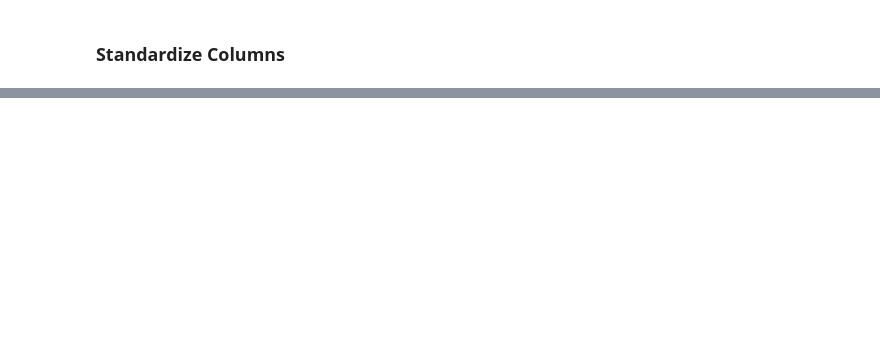
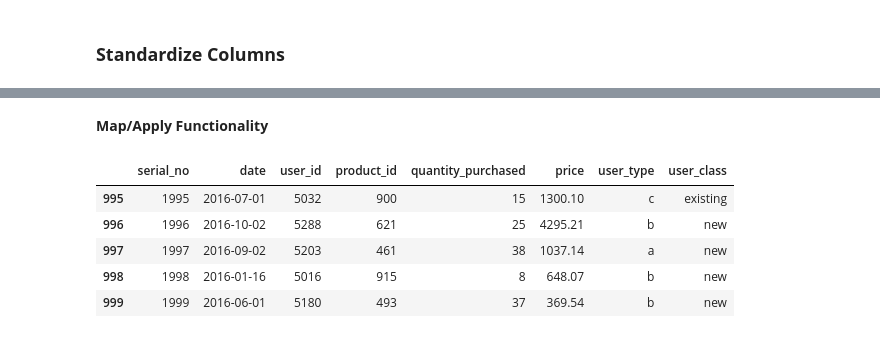
Before and after one commit to cleysonl/ML_Bootcamp_CLL, a Jupyter notebook: Data_Processing_and_Analysis.ipynb, the cells around one changed output, grey strips where cells are left out. Saved outputs shown, nothing was run; the diff lists cells and outputs as text; code cells hidden in the pictures; blank space fills up the shorter version.

```diff
--- a/Data_Processing_and_Analysis.ipynb
+++ b/Data_Processing_and_Analysis.ipynb
@@ -185,0 +313,4 @@ max    1999.000000  5999.000000  1095.000000            41.00000  9500.200000
+# %%
+# set datatime as dtype for date column
+df['date'] = pd.to_datetime(df.date)
+print(df.dtypes)
@@ -185,0 +326,23 @@ max    1999.000000  5999.000000  1095.000000            41.00000  9500.200000
+# %% [markdown]
+**Map/Apply Functionality**
+# %%
+def expand_user_type(u_type):
+  if u_type in ['a','b']:
+    return 'new'
+  elif u_type == 'c':
+    return 'existing'
+  elif u_type == 'd':
+    return 'loyal_existing'
+  else:
+    return 'error'
+# %%
+# Map user Type to user class
+df['user_class'] = df['user_type'].map(expand_user_type)
+display(df.tail())
+# %% [output]
+|  | serial_no | date | user_id | product_id | quantity_purchased | price | user_type | user_class |
+| 995 | 1995 | 2016-07-01 | 5032 | 900 | 15 | 1300.10 | c | existing |
+| 996 | 1996 | 2016-10-02 | 5288 | 621 | 25 | 4295.21 | b | new |
+| 997 | 1997 | 2016-09-02 | 5203 | 461 | 38 | 1037.14 | a | new |
+| 998 | 1998 | 2016-01-16 | 5016 | 915 | 8 | 648.07 | b | new |
+| 999 | 1999 | 2016-06-01 | 5180 | 493 | 37 | 369.54 | b | new |
```
Also changed, not shown: parts of 26 cells of this notebook.
